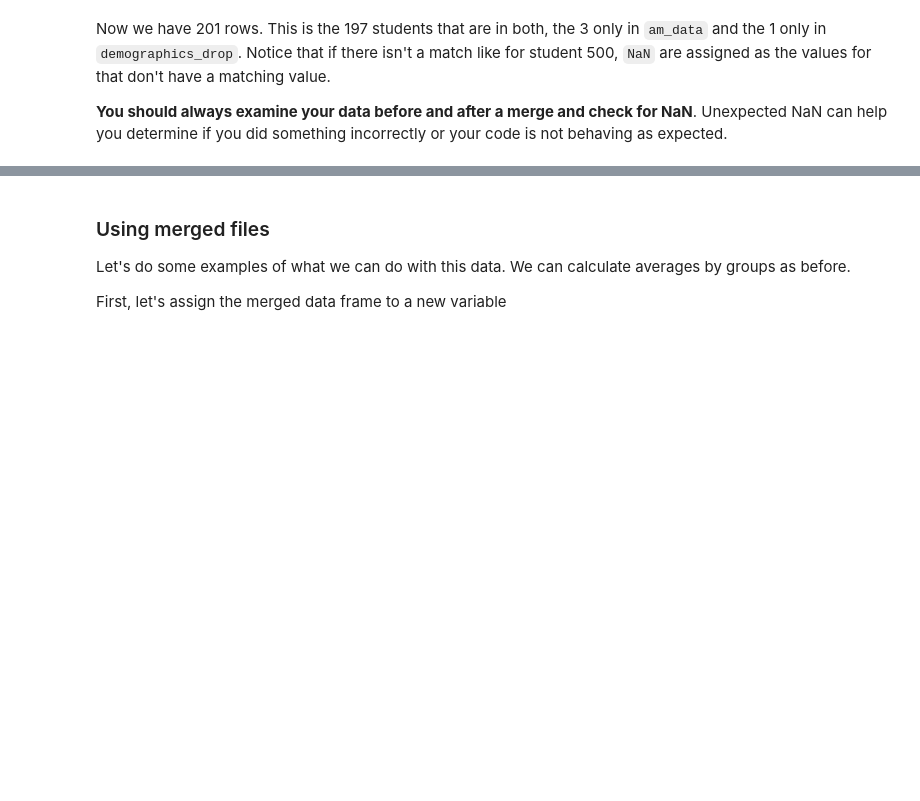
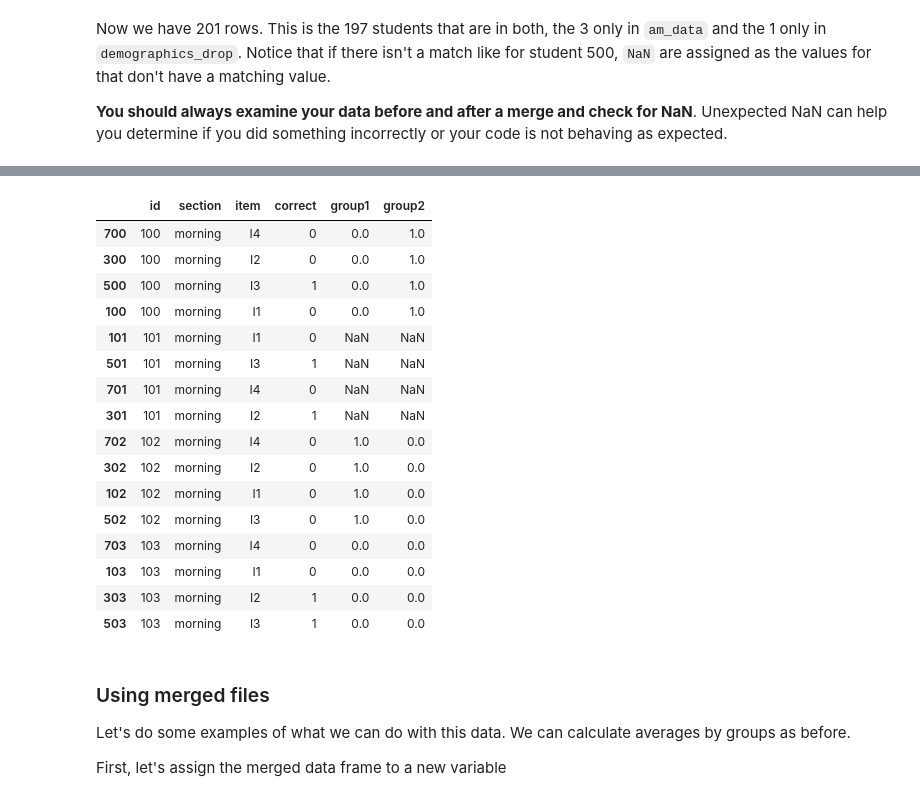
Before and after one commit to gphaser/Python-Intro, a Jupyter notebook: Question data.ipynb, the cells around one changed output, grey strips where cells are left out. Cells and saved outputs as stored; diff of their text form; code cells hidden in the pictures; blank space fills up the shorter version.

```diff
--- a/Question data.ipynb
+++ b/Question data.ipynb
@@ -508,5 +586,23 @@ We can also do the same thing with the long data. This will cause each instance
 # %%
-am_data2.merge(demographics_drop, how='left', on='id')
+am_data2.merge(demographics_drop, how='left', on='id').sort_values('id').head(16)
+# %% [output]
+|  | id | section | item | correct | group1 | group2 |
+| 700 | 100 | morning | I4 | 0 | 0.0 | 1.0 |
+| 300 | 100 | morning | I2 | 0 | 0.0 | 1.0 |
+| 500 | 100 | morning | I3 | 1 | 0.0 | 1.0 |
+| 100 | 100 | morning | I1 | 0 | 0.0 | 1.0 |
+| 101 | 101 | morning | I1 | 0 | NaN | NaN |
+| 501 | 101 | morning | I3 | 1 | NaN | NaN |
+| 701 | 101 | morning | I4 | 0 | NaN | NaN |
+| 301 | 101 | morning | I2 | 1 | NaN | NaN |
+| 702 | 102 | morning | I4 | 0 | 1.0 | 0.0 |
+| 302 | 102 | morning | I2 | 0 | 1.0 | 0.0 |
+| 102 | 102 | morning | I1 | 0 | 1.0 | 0.0 |
+| 502 | 102 | morning | I3 | 0 | 1.0 | 0.0 |
+| 703 | 103 | morning | I4 | 0 | 0.0 | 0.0 |
+| 103 | 103 | morning | I1 | 0 | 0.0 | 0.0 |
+| 303 | 103 | morning | I2 | 1 | 0.0 | 0.0 |
+| 503 | 103 | morning | I3 | 1 | 0.0 | 0.0 |
 # %% [markdown]
 ### Using merged files
 Let's do some examples of what we can do with this data. We can calculate averages by groups as before.
```
Also changed, not shown: parts of 23 cells of this notebook.
